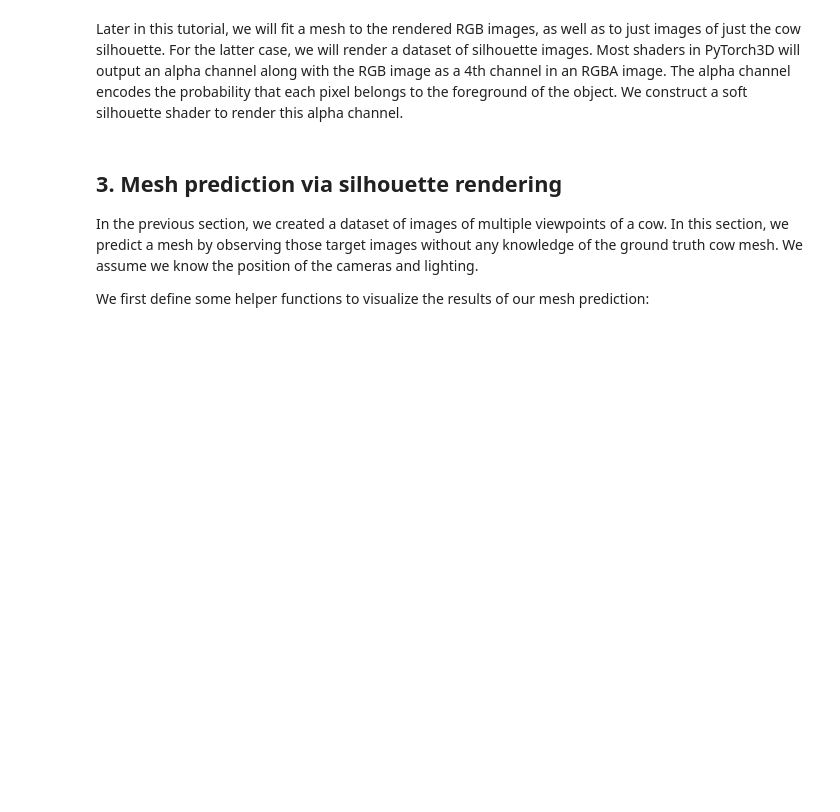
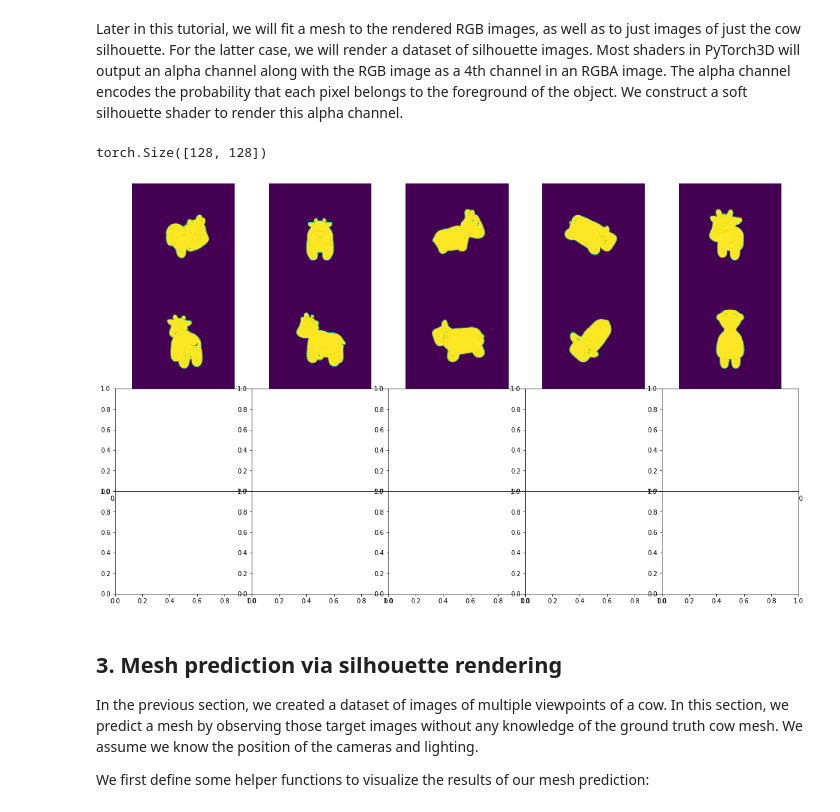
Before and after one commit to theycallmepeter/pytorch3d_PBR, a Jupyter notebook: docs/tutorials/fit_textured_mesh.ipynb, the cells around one changed output. Saved outputs shown, nothing was run; the diff lists cells and outputs as text; code cells hidden in the pictures; blank space fills up the shorter version.

```diff
--- a/docs/tutorials/fit_textured_mesh.ipynb
+++ b/docs/tutorials/fit_textured_mesh.ipynb
@@ -693,3 +694,46 @@ renderer_silhouette = MeshRenderer(
+# %%
+# Rasterization settings for silhouette rendering
+sigma = 1e-4
+raster_settings_silhouette = RasterizationSettings(
+    image_size=imsize,
+    blur_radius=np.log(1. / 1e-4 - 1.)*sigma,
+    faces_per_pixel=50,
+    perspective_correct=False,
+)
+
+# Silhouette renderer
+renderer_silhouette = MeshRenderer(
+    rasterizer=MeshRasterizer(
+        cameras=camera,
+        raster_settings=raster_settings_silhouette
+    ),
+    shader=SoftSilhouetteShader()
+)
+
+# Render silhouette images.  The 3rd channel of the rendering output is
+# the alpha/silhouette channel
+target_silhouette = []
+silhouette_images = []
+for i in range(num_views // batch_views):
+    # Create cameras for rendering the batch
+    cameras = OpenGLPerspectiveCameras(device=device, R=R[i*batch_views:(i+1)*batch_views], T=T[i*batch_views:(i+1)*batch_views])
+    # Render the cow mesh from each viewing angle
+    silhouette_images_batch = renderer_silhouette(meshes, cameras=cameras, lights=lights)
+    silhouette_images.extend(silhouette_images_batch.cpu())
+    # Our multi-view cow dataset will be represented by these 2 lists of tensors,
+    # each of length num_views.
+    target_silhouette_batch = [silhouette_images_batch[i, ..., 3].cpu() for i in range(batch_views)]
+    # target_cameras_batch = [OpenGLPerspectiveCameras(device=device, R=R[None, i, ...],
+                                        #    T=T[None, i, ...]) for i in range(i*batch_views,(i+1)*batch_views)]
+    target_silhouette.extend(target_silhouette_batch)
+    # target_cameras.extend(target_cameras_batch)
+# Visualize silhouette images
+print(np.asarray(target_silhouette[:10])[0].shape)
+image_grid(np.asarray(silhouette_images[:10]), rows=4, cols=5, rgb=False)
+plt.show()
+# %% [output]
+torch.Size([128, 128])
+[figure, added]
 # %% [markdown]
 ## 3. Mesh prediction via silhouette rendering
 In the previous section, we created a dataset of images of multiple viewpoints of a cow.  In this section, we predict a mesh by observing those target images without any knowledge of the ground truth cow mesh.  We assume we know the position of the cameras and lighting.
```
Also changed, not shown: parts of 19 cells of this notebook, 1 other file.
